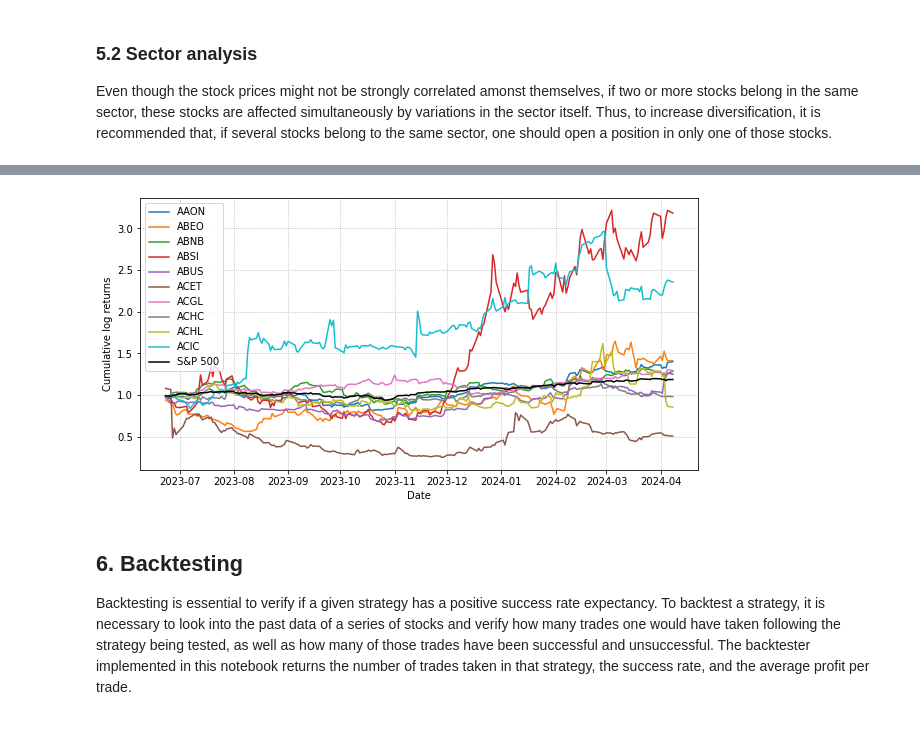
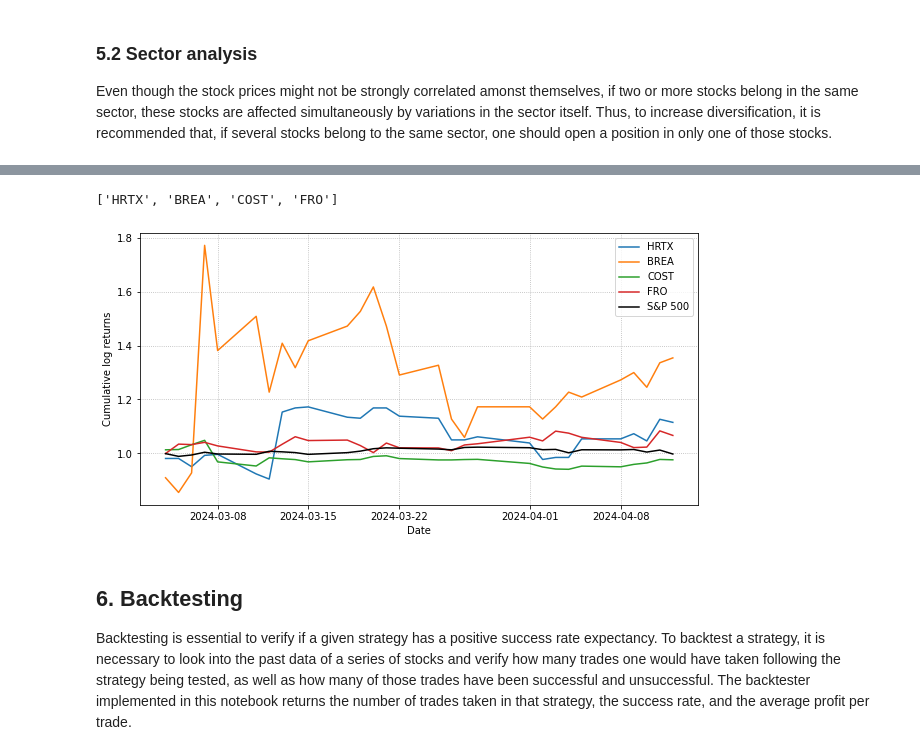
Before and after one commit to JoaoLuis92/Investments, a Jupyter notebook: Investments.ipynb, the cells around one changed output, grey strips where cells are left out. Cells and saved outputs as stored; diff of their text form; code cells hidden in the pictures.

```diff
--- a/Investments.ipynb
+++ b/Investments.ipynb
@@ -170,7 +152,12 @@ verify_sector(Stock_lists.strong_stocks[0:20])
-# %%
-compare_stocks(Stock_lists.strong_stocks[0:10])
-# %% [output]
-[figure, removed]
+# %%
+Diversification.complete_diversify()
+Diversification.diversified_stocks
+# %% [output]
+['HRTX', 'BREA', 'COST', 'FRO']
+# %%
+compare_stocks(Diversification.diversified_stocks)
+# %% [output]
+[figure, added]
 # %% [markdown]
 ## 6. Backtesting
 
```
Also changed, not shown: parts of 11 cells of this notebook, 5 other files.
